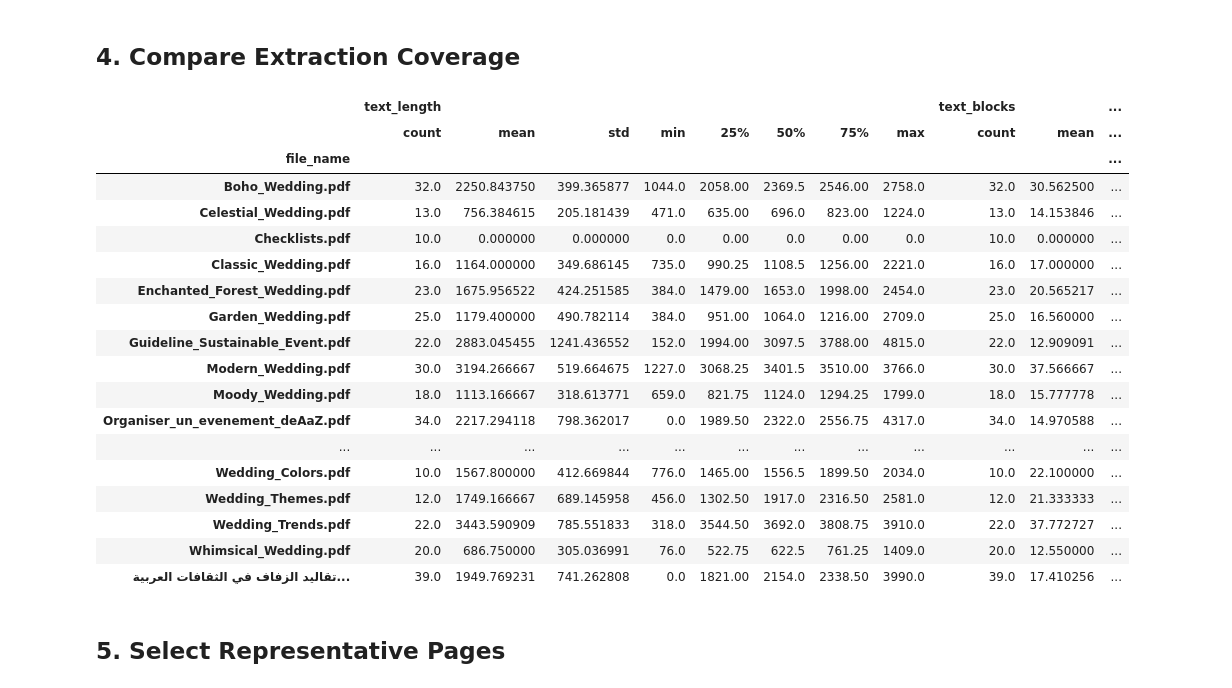
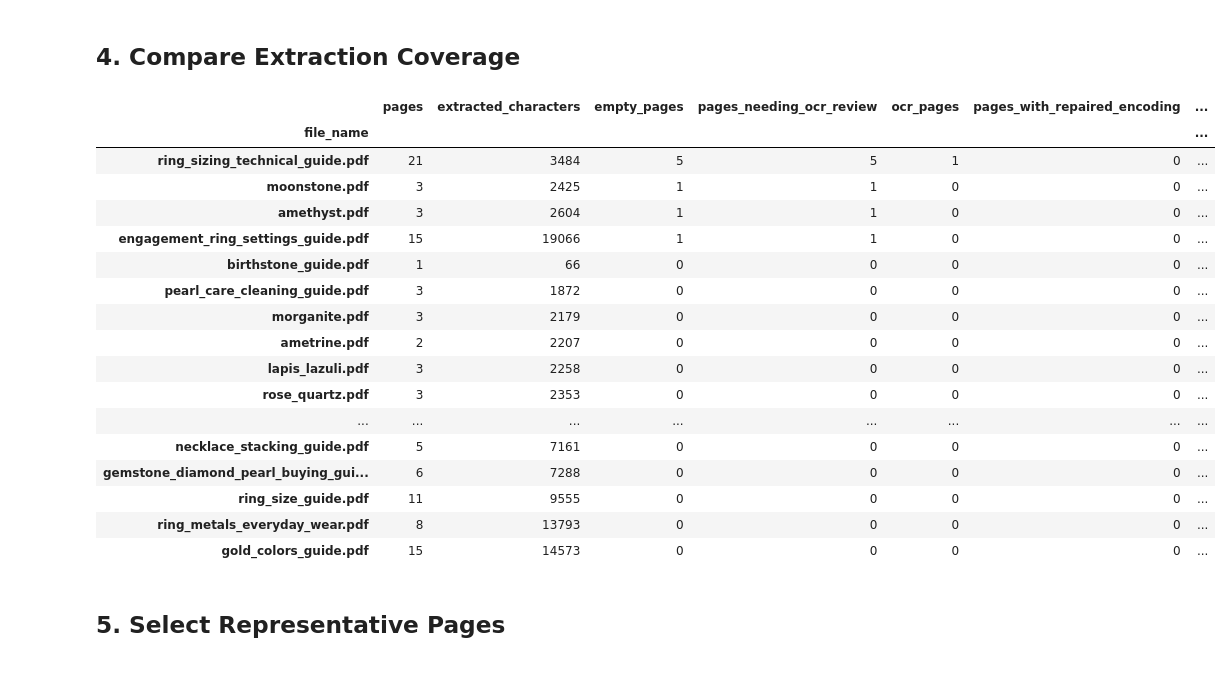
Before and after one commit to diakhalil/Jewelry, a Jupyter notebook: ai-service/src/rag/doc_notebooks/1_document_extraction_experiments.ipynb, the cells around one changed output. Saved outputs shown, nothing was run; the diff lists cells and outputs as text; code cells hidden in the pictures.

```diff
--- a/ai-service/src/rag/doc_notebooks/1_document_extraction_experiments.ipynb
+++ b/ai-service/src/rag/doc_notebooks/1_document_extraction_experiments.ipynb
@@ -176,32 +188,48 @@ page_inventory
 # %% [markdown]
 ## 4. Compare Extraction Coverage
-# %%
-page_inventory.groupby("file_name")[
-    [
-        "text_length",
-        "text_blocks",
-    ]
-].describe()
-# %% [output]
-|  | text_length |  |  |  |  |  |  |  | text_blocks |  | ... |
-|  | count | mean | std | min | 25% | 50% | 75% | max | count | mean | ... |
-| file_name |  |  |  |  |  |  |  |  |  |  | ... |
-| Boho_Wedding.pdf | 32.0 | 2250.843750 | 399.365877 | 1044.0 | 2058.00 | 2369.5 | 2546.00 | 2758.0 | 32.0 | 30.562500 | ... |
-| Celestial_Wedding.pdf | 13.0 | 756.384615 | 205.181439 | 471.0 | 635.00 | 696.0 | 823.00 | 1224.0 | 13.0 | 14.153846 | ... |
-| Checklists.pdf | 10.0 | 0.000000 | 0.000000 | 0.0 | 0.00 | 0.0 | 0.00 | 0.0 | 10.0 | 0.000000 | ... |
-| Classic_Wedding.pdf | 16.0 | 1164.000000 | 349.686145 | 735.0 | 990.25 | 1108.5 | 1256.00 | 2221.0 | 16.0 | 17.000000 | ... |
-| Enchanted_Forest_Wedding.pdf | 23.0 | 1675.956522 | 424.251585 | 384.0 | 1479.00 | 1653.0 | 1998.00 | 2454.0 | 23.0 | 20.565217 | ... |
-| Garden_Wedding.pdf | 25.0 | 1179.400000 | 490.782114 | 384.0 | 951.00 | 1064.0 | 1216.00 | 2709.0 | 25.0 | 16.560000 | ... |
-| Guideline_Sustainable_Event.pdf | 22.0 | 2883.045455 | 1241.436552 | 152.0 | 1994.00 | 3097.5 | 3788.00 | 4815.0 | 22.0 | 12.909091 | ... |
-| Modern_Wedding.pdf | 30.0 | 3194.266667 | 519.664675 | 1227.0 | 3068.25 | 3401.5 | 3510.00 | 3766.0 | 30.0 | 37.566667 | ... |
-| Moody_Wedding.pdf | 18.0 | 1113.166667 | 318.613771 | 659.0 | 821.75 | 1124.0 | 1294.25 | 1799.0 | 18.0 | 15.777778 | ... |
-| Organiser_un_evenement_deAaZ.pdf | 34.0 | 2217.294118 | 798.362017 | 0.0 | 1989.50 | 2322.0 | 2556.75 | 4317.0 | 34.0 | 14.970588 | ... |
-| ... | ... | ... | ... | ... | ... | ... | ... | ... | ... | ... | ... |
-| Wedding_Colors.pdf | 10.0 | 1567.800000 | 412.669844 | 776.0 | 1465.00 | 1556.5 | 1899.50 | 2034.0 | 10.0 | 22.100000 | ... |
-| Wedding_Themes.pdf | 12.0 | 1749.166667 | 689.145958 | 456.0 | 1302.50 | 1917.0 | 2316.50 | 2581.0 | 12.0 | 21.333333 | ... |
-| Wedding_Trends.pdf | 22.0 | 3443.590909 | 785.551833 | 318.0 | 3544.50 | 3692.0 | 3808.75 | 3910.0 | 22.0 | 37.772727 | ... |
-| Whimsical_Wedding.pdf | 20.0 | 686.750000 | 305.036991 | 76.0 | 522.75 | 622.5 | 761.25 | 1409.0 | 20.0 | 12.550000 | ... |
-| تقاليد الزفاف في الثقافات العربية... | 39.0 | 1949.769231 | 741.262808 | 0.0 | 1821.00 | 2154.0 | 2338.50 | 3990.0 | 39.0 | 17.410256 | ... |
+# %%
+corpus_summary = page_inventory.groupby("file_name").agg(
+    pages=("page_number", "count"),
+    extracted_characters=("final_text_length", "sum"),
+    empty_pages=("is_empty", "sum"),
+    pages_needing_ocr_review=("needs_ocr_review", "sum"),
+    ocr_pages=(
+        "extraction_method",
+        lambda methods: methods.isin(["ocr", "ocr_supplement"]).sum(),
+    ),
+    pages_with_repaired_encoding=("mojibake_repaired", "sum"),
+    html_artifact_lines_removed=("html_artifact_lines_removed", "sum"),
+    minimum_page_characters=("final_text_length", "min"),
+    median_page_characters=("final_text_length", "median"),
+    maximum_page_characters=("final_text_length", "max"),
+    text_blocks=("text_blocks", "sum"),
+).sort_values(
+    ["pages_needing_ocr_review", "extracted_characters"],
+    ascending=[False, True],
+)
+
+display(corpus_summary)
+if extraction_failures:
+    display(pd.DataFrame(extraction_failures))
+# %% [output]
+|  | pages | extracted_characters | empty_pages | pages_needing_ocr_review | ocr_pages | pages_with_repaired_encoding | ... |
+| file_name |  |  |  |  |  |  | ... |
+| ring_sizing_technical_guide.pdf | 21 | 3484 | 5 | 5 | 1 | 0 | ... |
+| moonstone.pdf | 3 | 2425 | 1 | 1 | 0 | 0 | ... |
+| amethyst.pdf | 3 | 2604 | 1 | 1 | 0 | 0 | ... |
+| engagement_ring_settings_guide.pdf | 15 | 19066 | 1 | 1 | 0 | 0 | ... |
+| birthstone_guide.pdf | 1 | 66 | 0 | 0 | 0 | 0 | ... |
+| pearl_care_cleaning_guide.pdf | 3 | 1872 | 0 | 0 | 0 | 0 | ... |
+| morganite.pdf | 3 | 2179 | 0 | 0 | 0 | 0 | ... |
+| ametrine.pdf | 2 | 2207 | 0 | 0 | 0 | 0 | ... |
+| lapis_lazuli.pdf | 3 | 2258 | 0 | 0 | 0 | 0 | ... |
+| rose_quartz.pdf | 3 | 2353 | 0 | 0 | 0 | 0 | ... |
+| ... | ... | ... | ... | ... | ... | ... | ... |
+| necklace_stacking_guide.pdf | 5 | 7161 | 0 | 0 | 0 | 0 | ... |
+| gemstone_diamond_pearl_buying_gui... | 6 | 7288 | 0 | 0 | 0 | 0 | ... |
+| ring_size_guide.pdf | 11 | 9555 | 0 | 0 | 0 | 0 | ... |
+| ring_metals_everyday_wear.pdf | 8 | 13793 | 0 | 0 | 0 | 0 | ... |
+| gold_colors_guide.pdf | 15 | 14573 | 0 | 0 | 0 | 0 | ... |
 # %% [markdown]
 ## 5. Select Representative Pages
 # %%
```
Also changed, not shown: parts of 23 cells of this notebook, 18 other files.
